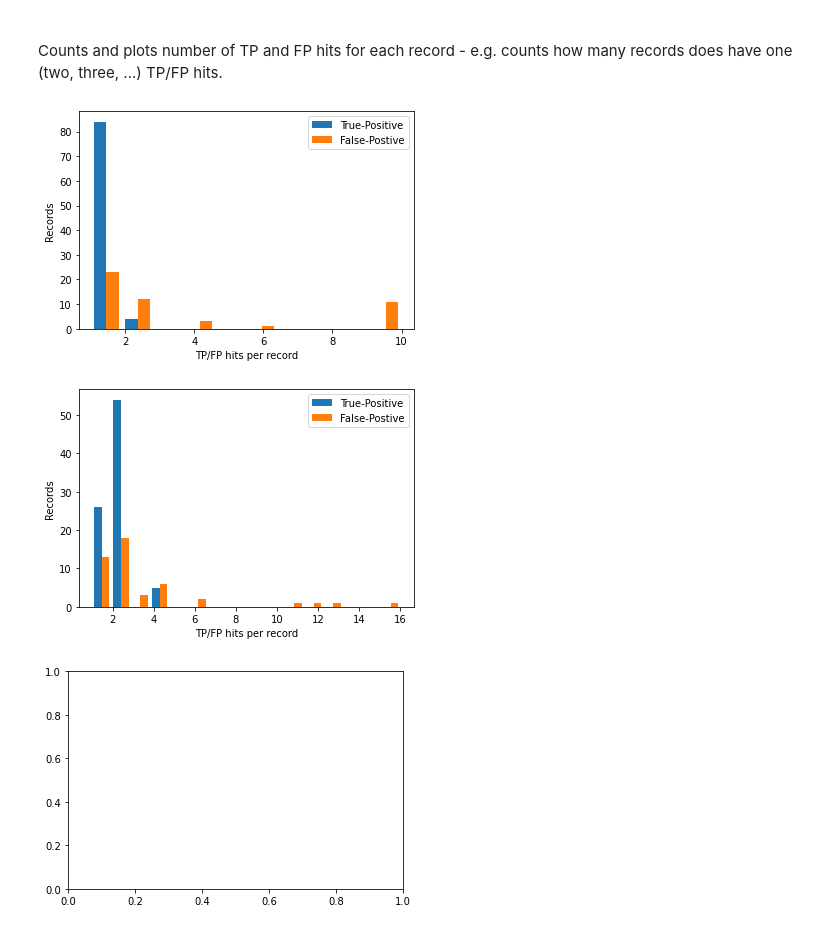
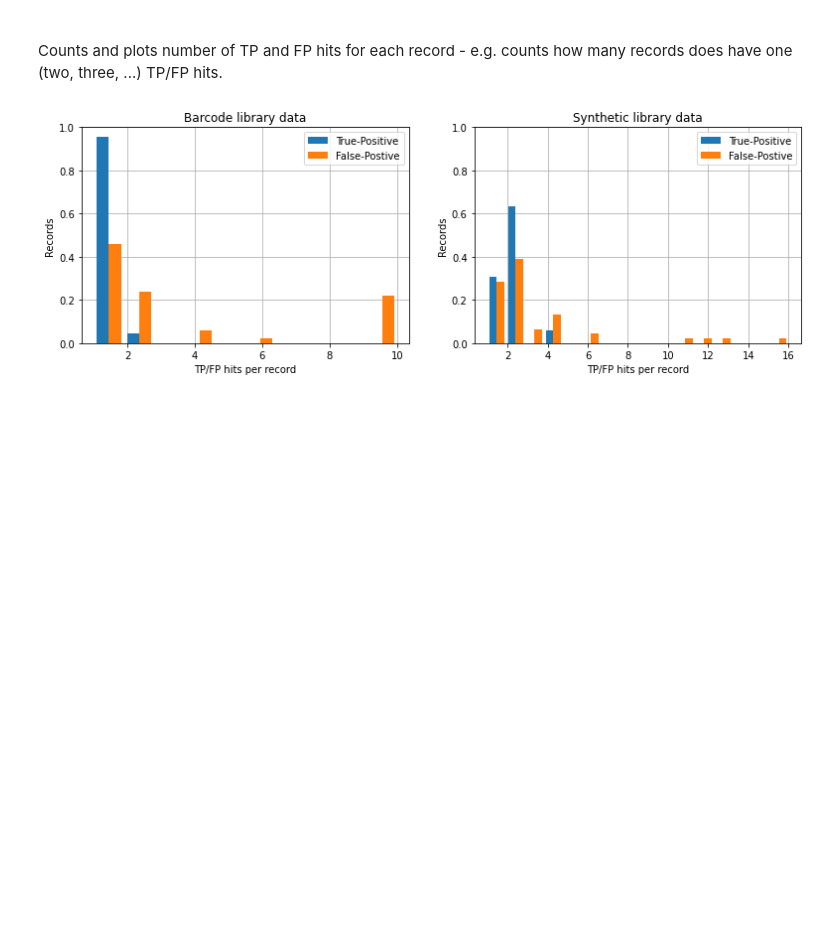
Before and after one commit to jozef1v/MS_Synthetic_Library, a Jupyter notebook: BDP_jozef.ipynb, the cells around one changed output. Saved outputs shown, nothing was run; the diff lists cells and outputs as text; code cells hidden in the pictures; blank space fills up the shorter version.

Commit message:
Modified provided data

```diff
--- a/BDP_jozef.ipynb
+++ b/BDP_jozef.ipynb
@@ -564,27 +567,31 @@ ranks(InChIKeys(synthetic),synthetic)
 # %%
 # Preloads
 libraries = [barcode,synthetic]
 libraries2 = ['Barcode','Synthetic']
+plt.figure(figsize=(13,4))
 
 # Calculate number of TP/FP hits per record and plot
 for i in range(2):
   InChIKey = InChIKeys(libraries[i])
   TP_hits = (InChIKey[InChIKey['Positivity'] == True].groupby(
       ['InChIKey','Positivity']).count())['InChIKey_hits'].tolist()
   FP_hits = (InChIKey[InChIKey['Positivity'] == False].groupby(
       ['InChIKey','Positivity']).count())['InChIKey_hits'].tolist()
   if max(TP_hits) > max(FP_hits):
     bin = max(TP_hits)
   else:
     bin = max(FP_hits)
-  plt.hist([TP_hits,FP_hits], bins=bin, label=['True-Positive', 'False-Postive'])
+  plt.subplot(1,2,i+1)
+  plt.hist([TP_hits,FP_hits], bins=bin,
+           label=['True-Positive', 'False-Postive'],
+           weights=[np.ones_like(TP_hits)/len(TP_hits),
+                    np.ones_like(FP_hits)/len(FP_hits)], zorder=3)
+  plt.title(libraries2[i]+' library data')
   plt.xlabel("TP/FP hits per record")
   plt.ylabel("Records")
   plt.legend(loc='upper right')
-  plt.savefig(f"{libraries2[i]}_hist_metrics.png", dpi=600)
-  plt.show()
-  plt.cla()
+  plt.ylim([0, 1])
+  plt.grid(zorder=0)
+plt.show()
 # %% [output]
-[figure, old version]
+[figure, new version]
-[figure, removed]
-[figure, removed]
```
Also changed, not shown: parts of 10 cells of this notebook.
